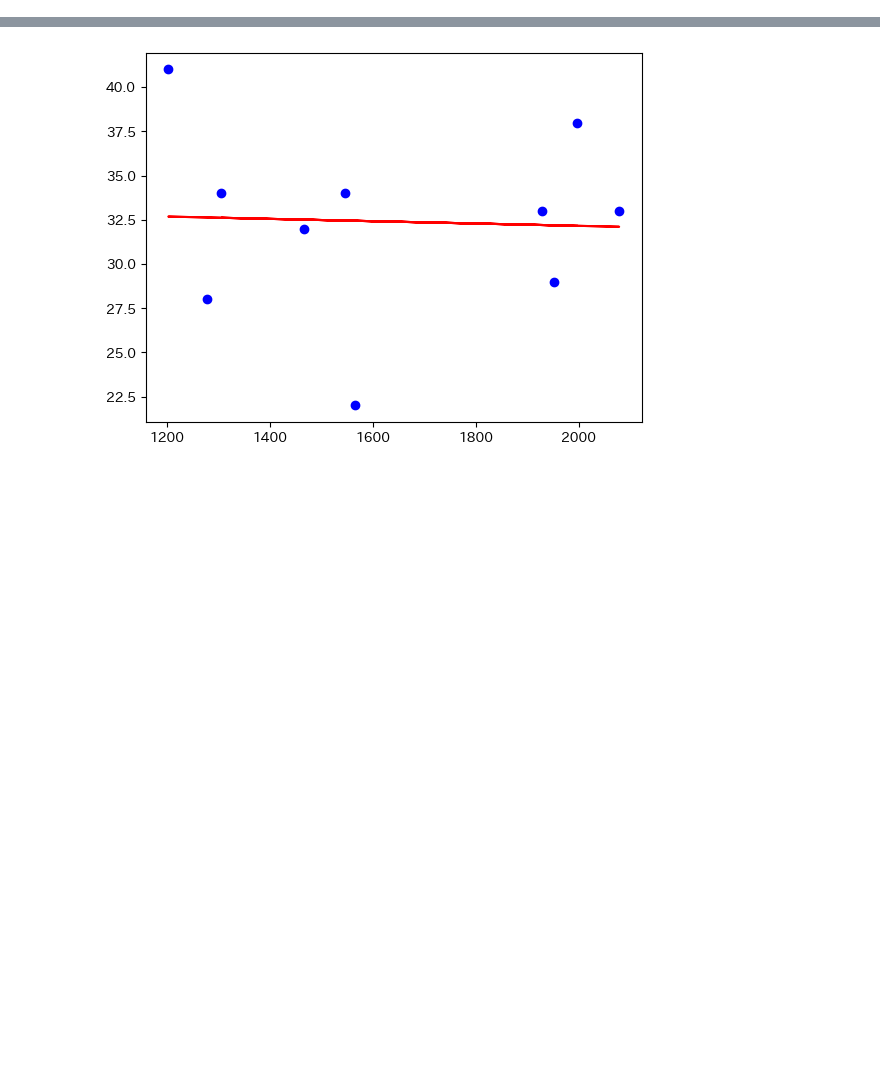
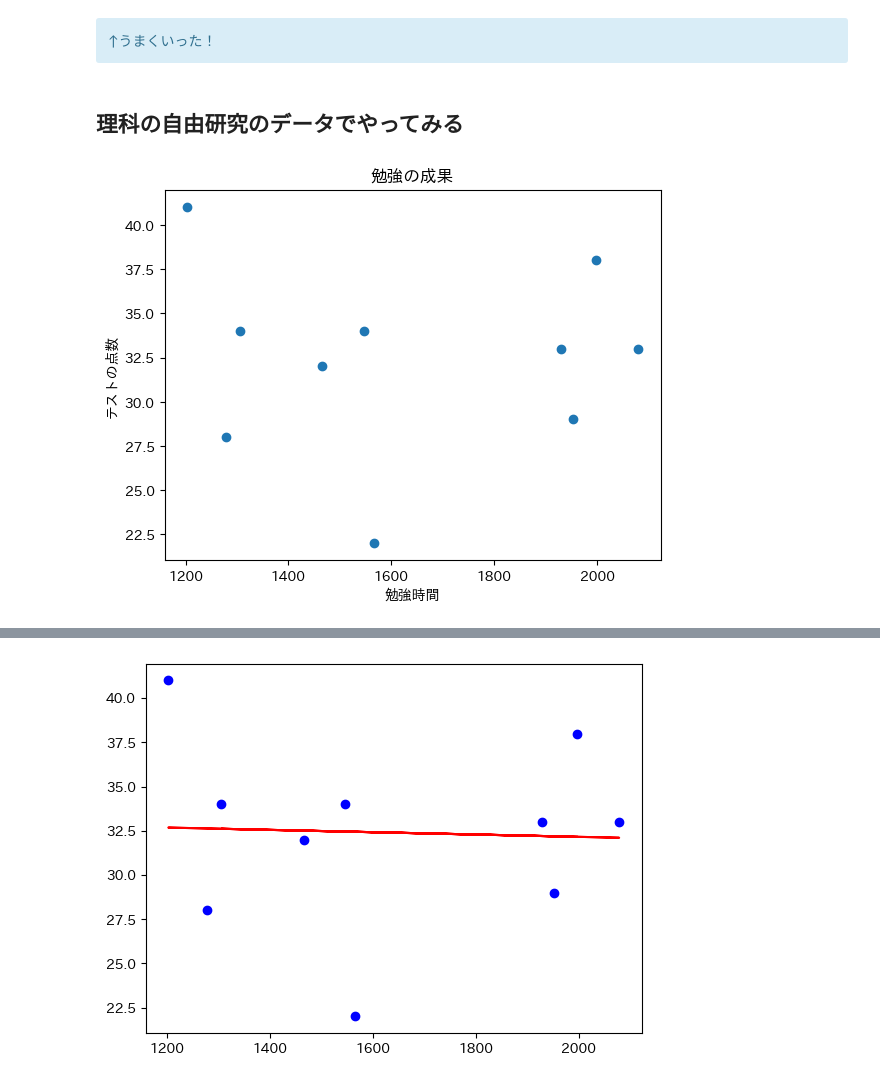
Before and after one commit to hachi-to-nana/linear_regression, a Jupyter notebook: 数学自由研究.ipynb, the cells around one changed output, grey strips where cells are left out. Saved outputs shown, nothing was run; the diff lists cells and outputs as text; code cells hidden in the pictures; blank space fills up the shorter version.

```diff
--- a/数学自由研究.ipynb
+++ b/数学自由研究.ipynb
@@ -88,0 +105,18 @@ plt.show()
+# %% [markdown]
+<div class="alert alert-block alert-info">
+↑うまくいった！
+</div>
+# %% [markdown]
+## 理科の自由研究のデータでやってみる
+# %%
+X = np.array([1997, 1546, 1930, 2079, 1306, 1566, 1279, 1203, 1953, 1466])
+Y = np.array([38, 34, 33, 33, 34, 22, 28, 41, 29, 32])
+
+# 散布図を描画する
+plt.scatter(X, Y)
+plt.xlabel("勉強時間") # x軸のラベル
+plt.ylabel("テストの点数") # y軸のラベル
+plt.title("勉強の成果") # グラフのタイトル
+plt.show()
+# %% [output]
+[figure, added]
```
Also changed, not shown: parts of 19 cells of this notebook.
